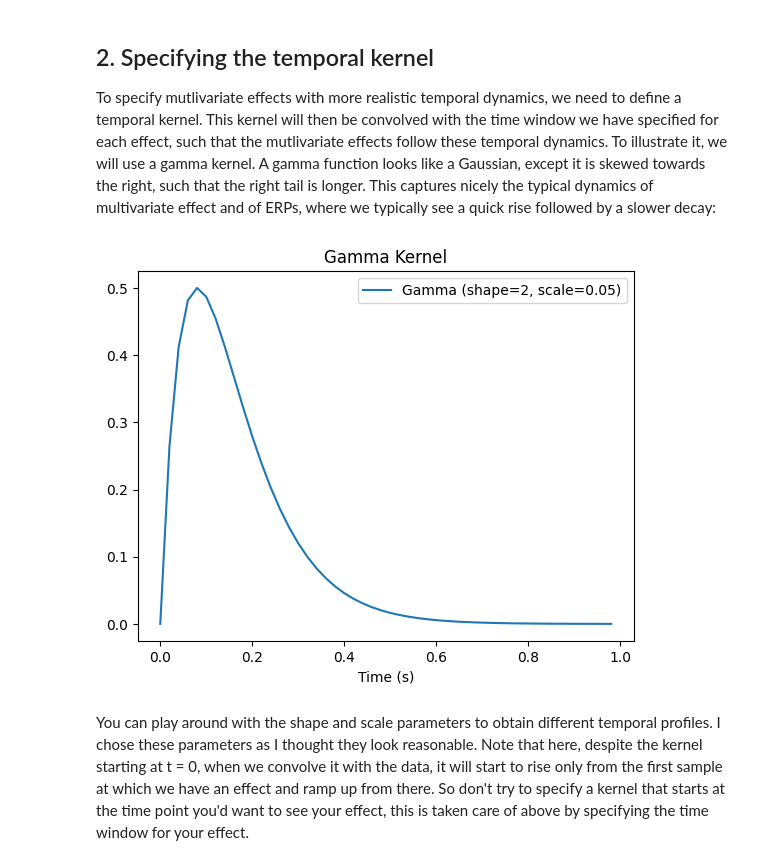
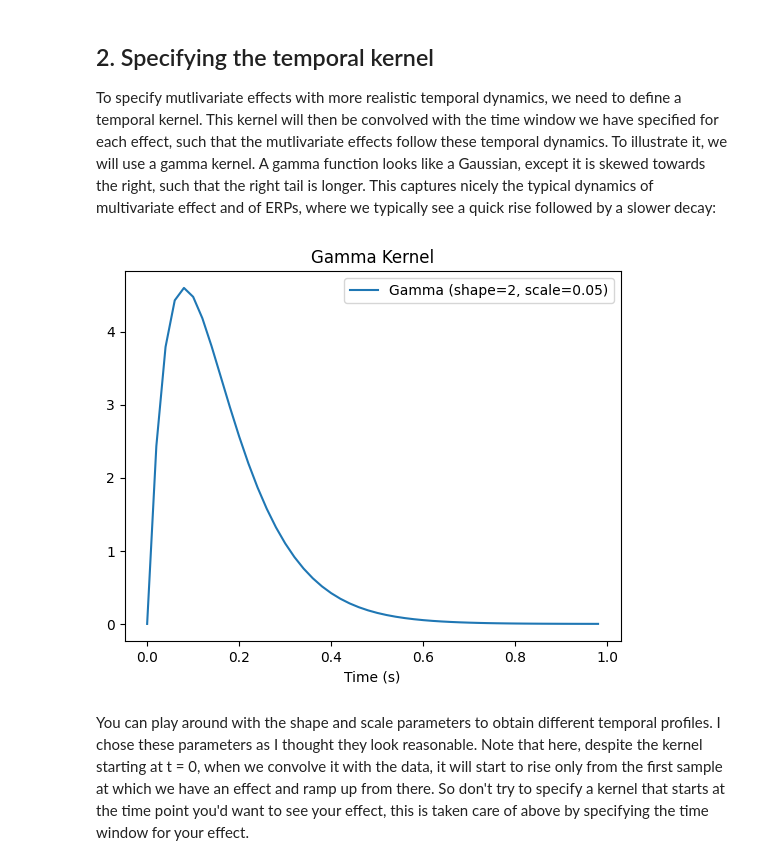
Before and after one commit to qian-chu/multisim-neuro, a Jupyter notebook: docs/source/tutorial/meeg_simulator_kernel.ipynb, the cells around one changed output. Saved outputs shown, nothing was run; the diff lists cells and outputs as text; code cells hidden in the pictures.

```diff
--- a/docs/source/tutorial/meeg_simulator_kernel.ipynb
+++ b/docs/source/tutorial/meeg_simulator_kernel.ipynb
@@ -49,18 +52,18 @@ To specify mutlivariate effects with more realistic temporal dynamics, we need t
 # %%
 # Generate our kernel:
 t = np.arange(0, 1, 1 / sfreq)  # time vector (in seconds)
 kernel = gamma_dist(a=2, scale=0.08).pdf(t)
-kernel /= kernel.max() * 4  # Normalize peak to 0.25
+# kernel /= kernel.max()  # Normalize peak to 0.25
 
 # Plot the kernel:
 fig, ax = plt.subplots()
 ax.plot(t, kernel, label="Gamma (shape=2, scale=0.05)")
 ax.legend()
 ax.set_title("Gamma Kernel")
 ax.set_xlabel("Time (s)")
 plt.show()
 # %% [output]
-[figure, old version]
+[figure, new version]
 # %% [markdown]
 You can play around with the shape and scale parameters to obtain different temporal profiles. I chose these parameters as I thought they look reasonable. Note that here, despite the kernel starting at t = 0, when we convolve it with the data, it will start to rise only from the first sample at which we have an effect and ramp up from there. So don't try to specify a kernel that starts at the time point you'd want to see your effect, this is taken care of above by specifying the time window for your effect.
 # %% [markdown]
```
Also changed, not shown: parts of 6 cells of this notebook, 2 other files.
